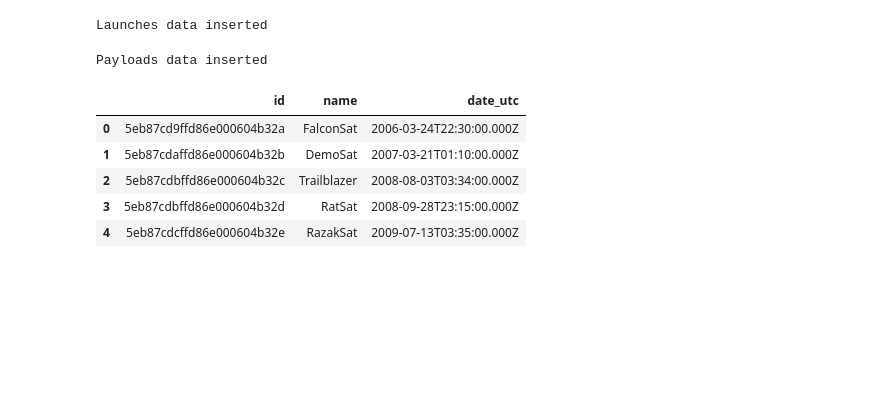
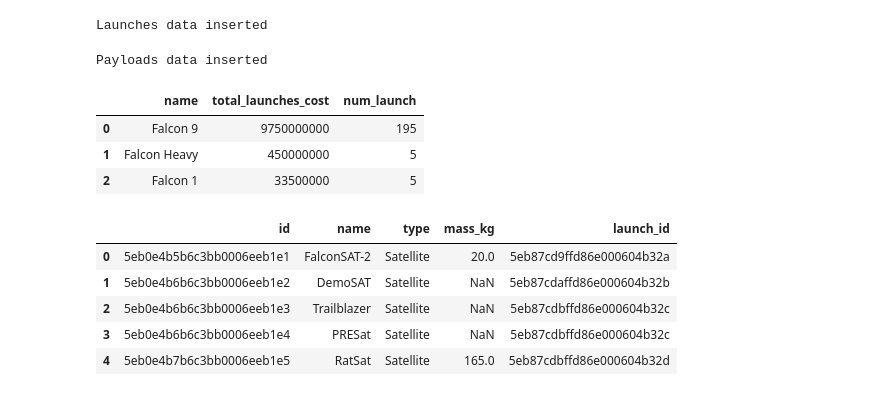
Before and after one commit to gilberpl/data-engineeering, a Jupyter notebook: analysis.ipynb, the cells around one changed output. Drawn from its saved outputs; the diff is of its cells as text; code cells hidden in the pictures; blank space fills up the shorter version.

Commit message:
Created first query

```diff
--- a/analysis.ipynb
+++ b/analysis.ipynb
@@ -121,16 +121,37 @@ conn.commit()
 print("Payloads data inserted")
 # %% [output]
 Payloads data inserted
+# %%
+# Which rocket has cost spacex the most to launch over its lifetime?
+df = pd.read_sql_query('''
+WITH launch_count AS (
+  SELECT count(*) as num_launch, rocket_id
+  FROM launches
+  GROUP BY rocket_id
+)
+
+SELECT r.name, (lc.num_launch*r.cost_per_launch) as total_launches_cost
+FROM launch_count lc
+LEFT JOIN rockets r
+ON lc.rocket_id = r.id
+ORDER BY total_launches_cost DESC
+''', conn)
+df
+# %% [output]
+|  | name | total_launches_cost | num_launch |
+| 0 | Falcon 9 | 9750000000 | 195 |
+| 1 | Falcon Heavy | 450000000 | 5 |
+| 2 | Falcon 1 | 33500000 | 5 |
 # %%
 import pandas as pd
 
 # Display table as a dataframe
-df = pd.read_sql_query("SELECT * FROM launches LIMIT 5;", conn)
+df = pd.read_sql_query("SELECT * FROM payloads LIMIT 5;", conn)
 df
 # %% [output]
-|  | id | name | date_utc |
-| 0 | 5eb87cd9ffd86e000604b32a | FalconSat | 2006-03-24T22:30:00.000Z |
-| 1 | 5eb87cdaffd86e000604b32b | DemoSat | 2007-03-21T01:10:00.000Z |
-| 2 | 5eb87cdbffd86e000604b32c | Trailblazer | 2008-08-03T03:34:00.000Z |
-| 3 | 5eb87cdbffd86e000604b32d | RatSat | 2008-09-28T23:15:00.000Z |
-| 4 | 5eb87cdcffd86e000604b32e | RazakSat | 2009-07-13T03:35:00.000Z |
+|  | id | name | type | mass_kg | launch_id |
+| 0 | 5eb0e4b5b6c3bb0006eeb1e1 | FalconSAT-2 | Satellite | 20.0 | 5eb87cd9ffd86e000604b32a |
+| 1 | 5eb0e4b6b6c3bb0006eeb1e2 | DemoSAT | Satellite | NaN | 5eb87cdaffd86e000604b32b |
+| 2 | 5eb0e4b6b6c3bb0006eeb1e3 | Trailblazer | Satellite | NaN | 5eb87cdbffd86e000604b32c |
+| 3 | 5eb0e4b6b6c3bb0006eeb1e4 | PRESat | Satellite | NaN | 5eb87cdbffd86e000604b32c |
+| 4 | 5eb0e4b7b6c3bb0006eeb1e5 | RatSat | Satellite | 165.0 | 5eb87cdbffd86e000604b32d |
```
Also changed, not shown: parts of 1 cell of this notebook.
